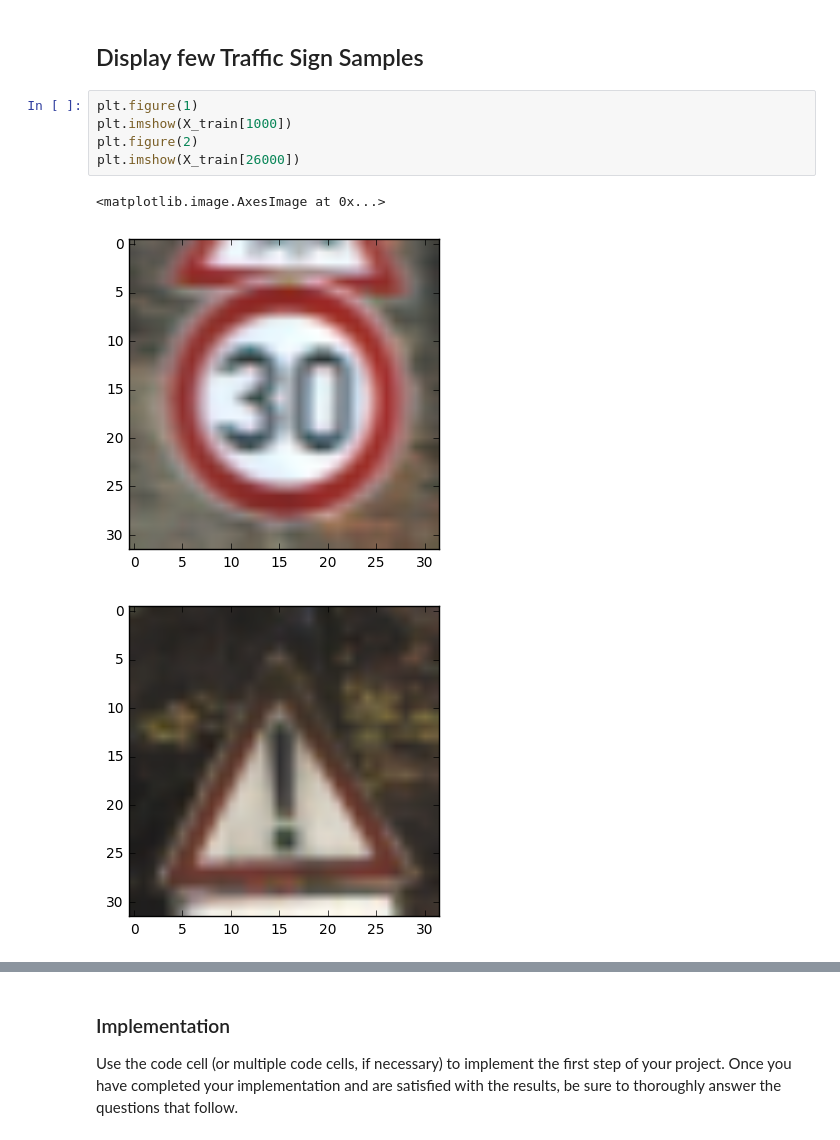
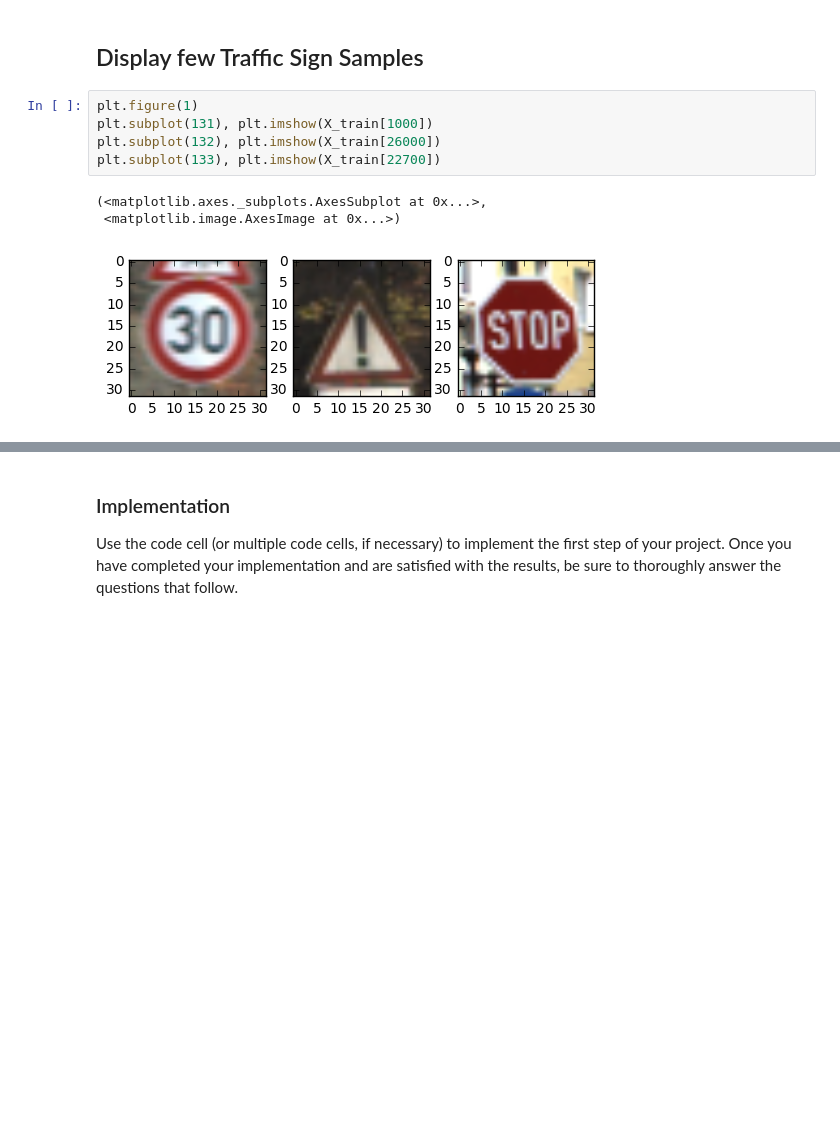
Before and after one commit to datlife/traffic-sign-classifier, a Jupyter notebook: Traffic_Sign_Classifier.ipynb, the cells around one changed output, grey strips where cells are left out. Cells and saved outputs as stored; diff of their text form; blank space fills up the shorter version.

```diff
--- a/Traffic_Sign_Classifier.ipynb
+++ b/Traffic_Sign_Classifier.ipynb
@@ -80,13 +76,13 @@ import matplotlib.pyplot as plt
 ## Display few Traffic Sign Samples
 # %%
 plt.figure(1)
-plt.imshow(X_train[1000])
-plt.figure(2)
-plt.imshow(X_train[26000])
+plt.subplot(131), plt.imshow(X_train[1000])
+plt.subplot(132), plt.imshow(X_train[26000])
+plt.subplot(133), plt.imshow(X_train[22700])
 # %% [output]
-<matplotlib.image.AxesImage at 0x...>
+(<matplotlib.axes._subplots.AxesSubplot at 0x...>,
+ <matplotlib.image.AxesImage at 0x...>)
-[figure, old version]
+[figure, new version]
-[figure, removed]
 # %% [markdown]
 ----
 
```
Also changed, not shown: parts of 23 cells of this notebook, 10 other files.
